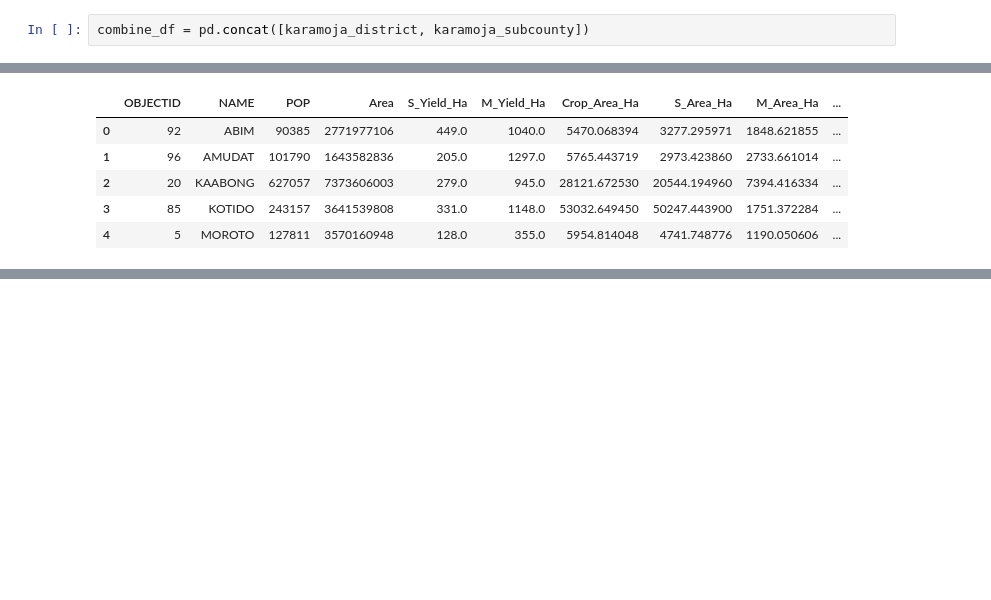
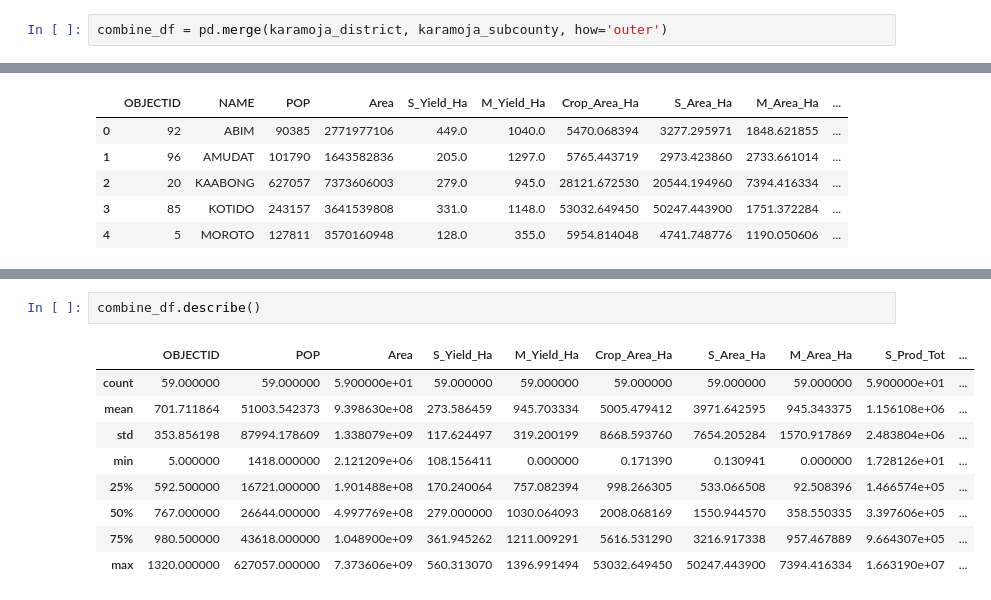
Before and after one commit to SMayienda/End-Project, a Jupyter notebook: KARAMOJA_PROJECT_.ipynb, the cells around one changed output, grey strips where cells are left out. Saved outputs shown, nothing was run; the diff lists cells and outputs as text; blank space fills up the shorter version.

```diff
--- a/KARAMOJA_PROJECT_.ipynb
+++ b/KARAMOJA_PROJECT_.ipynb
@@ -200,7 +200,7 @@ From the results above our data sets do not have any missing values or any dupli
 # %% [markdown]
 # Combining the two data sets
 # %%
-combine_df = pd.concat([karamoja_district, karamoja_subcounty])
+combine_df = pd.merge(karamoja_district, karamoja_subcounty, how='outer')
 # %%
 combine_df.head()
 # %% [output]
@@ -212,0 +256,12 @@ combine_df.head()
+# %%
+combine_df.describe()
+# %% [output]
+|  | OBJECTID | POP | Area | S_Yield_Ha | M_Yield_Ha | Crop_Area_Ha | S_Area_Ha | M_Area_Ha | S_Prod_Tot | ... |
+| count | 59.000000 | 59.000000 | 5.900000e+01 | 59.000000 | 59.000000 | 59.000000 | 59.000000 | 59.000000 | 5.900000e+01 | ... |
+| mean | 701.711864 | 51003.542373 | 9.398630e+08 | 273.586459 | 945.703334 | 5005.479412 | 3971.642595 | 945.343375 | 1.156108e+06 | ... |
+| std | 353.856198 | 87994.178609 | 1.338079e+09 | 117.624497 | 319.200199 | 8668.593760 | 7654.205284 | 1570.917869 | 2.483804e+06 | ... |
+| min | 5.000000 | 1418.000000 | 2.121209e+06 | 108.156411 | 0.000000 | 0.171390 | 0.130941 | 0.000000 | 1.728126e+01 | ... |
+| 25% | 592.500000 | 16721.000000 | 1.901488e+08 | 170.240064 | 757.082394 | 998.266305 | 533.066508 | 92.508396 | 1.466574e+05 | ... |
+| 50% | 767.000000 | 26644.000000 | 4.997769e+08 | 279.000000 | 1030.064093 | 2008.068169 | 1550.944570 | 358.550335 | 3.397606e+05 | ... |
+| 75% | 980.500000 | 43618.000000 | 1.048900e+09 | 361.945262 | 1211.009291 | 5616.531290 | 3216.917338 | 957.467889 | 9.664307e+05 | ... |
+| max | 1320.000000 | 627057.000000 | 7.373606e+09 | 560.313070 | 1396.991494 | 53032.649450 | 50247.443900 | 7394.416334 | 1.663190e+07 | ... |
```
Also changed, not shown: parts of 4 cells of this notebook.
